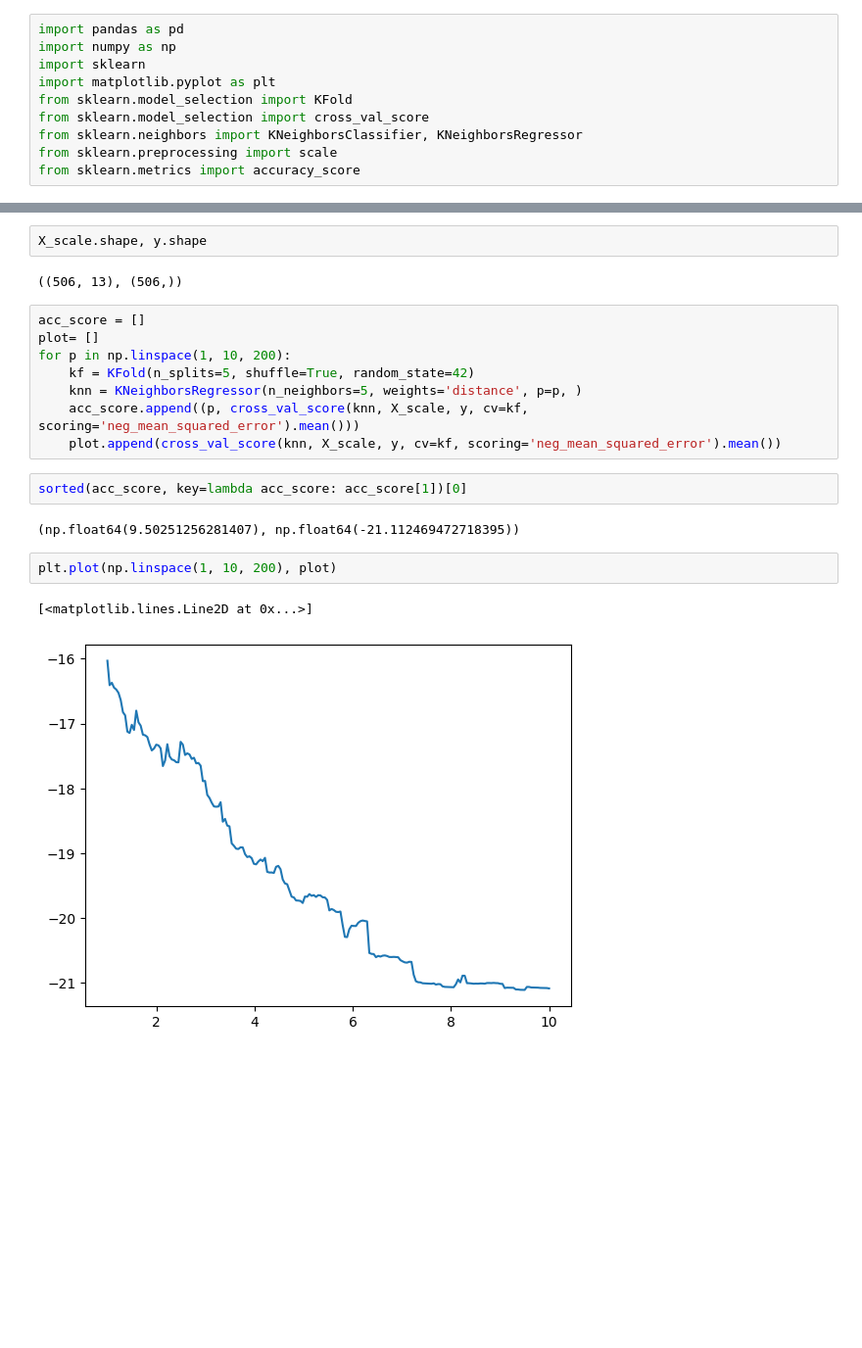
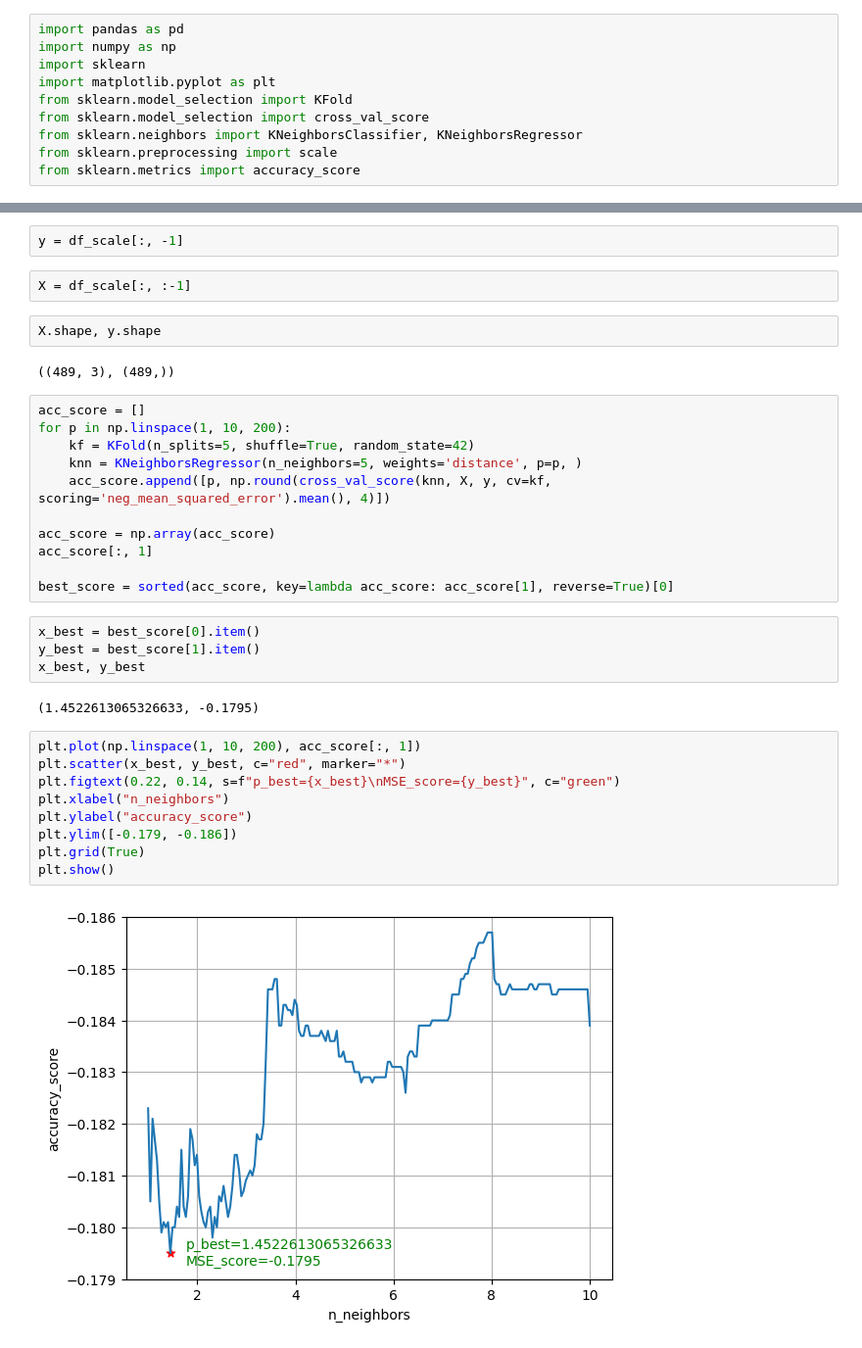
Before and after one commit to AlexeyTri/Home_work_NN, a Jupyter notebook: HomeWork_4.ipynb, the cells around one changed output, grey strips where cells are left out. Shown: that part at 98% size. Cells and saved outputs as stored; diff of their text form; blank space fills up the shorter version.

```diff
--- a/HomeWork_4.ipynb
+++ b/HomeWork_4.ipynb
@@ -38,21 +17,36 @@ X_scale = scale(X)
+# %%
+y = df_scale[:, -1]
+# %%
+X = df_scale[:, :-1]
 # %%
-X_scale.shape, y.shape
+X.shape, y.shape
 # %% [output]
-((506, 13), (506,))
+((489, 3), (489,))
 # %%
 acc_score = []
-plot= []
 for p in np.linspace(1, 10, 200):
     kf = KFold(n_splits=5, shuffle=True, random_state=42)
     knn = KNeighborsRegressor(n_neighbors=5, weights='distance', p=p, )
-    acc_score.append((p, cross_val_score(knn, X_scale, y, cv=kf, scoring='neg_mean_squared_error').mean()))
-    plot.append(cross_val_score(knn, X_scale, y, cv=kf, scoring='neg_mean_squared_error').mean())
+    acc_score.append([p, np.round(cross_val_score(knn, X, y, cv=kf, scoring='neg_mean_squared_error').mean(), 4)])
+
+acc_score = np.array(acc_score)
+acc_score[:, 1]
+
+best_score = sorted(acc_score, key=lambda acc_score: acc_score[1], reverse=True)[0]
-# %%
-sorted(acc_score, key=lambda acc_score: acc_score[1])[0]
-# %% [output]
-(np.float64(9.50251256281407), np.float64(-21.112469472718395))
-# %%
-plt.plot(np.linspace(1, 10, 200), plot)
-# %% [output]
-[<matplotlib.lines.Line2D at 0x...>]
-[figure, removed]
+# %%
+x_best = best_score[0].item()
+y_best = best_score[1].item()
+x_best, y_best
+# %% [output]
+(1.4522613065326633, -0.1795)
+# %%
+plt.plot(np.linspace(1, 10, 200), acc_score[:, 1])
+plt.scatter(x_best, y_best, c="red", marker="*")
+plt.figtext(0.22, 0.14, s=f"p_best={x_best}\nMSE_score={y_best}", c="green")
+plt.xlabel("n_neighbors")
+plt.ylabel("accuracy_score")
+plt.ylim([-0.179, -0.186])
+plt.grid(True)
+plt.show()
+# %% [output]
+[figure, added]
```
Also changed, not shown: parts of 7 cells of this notebook.
